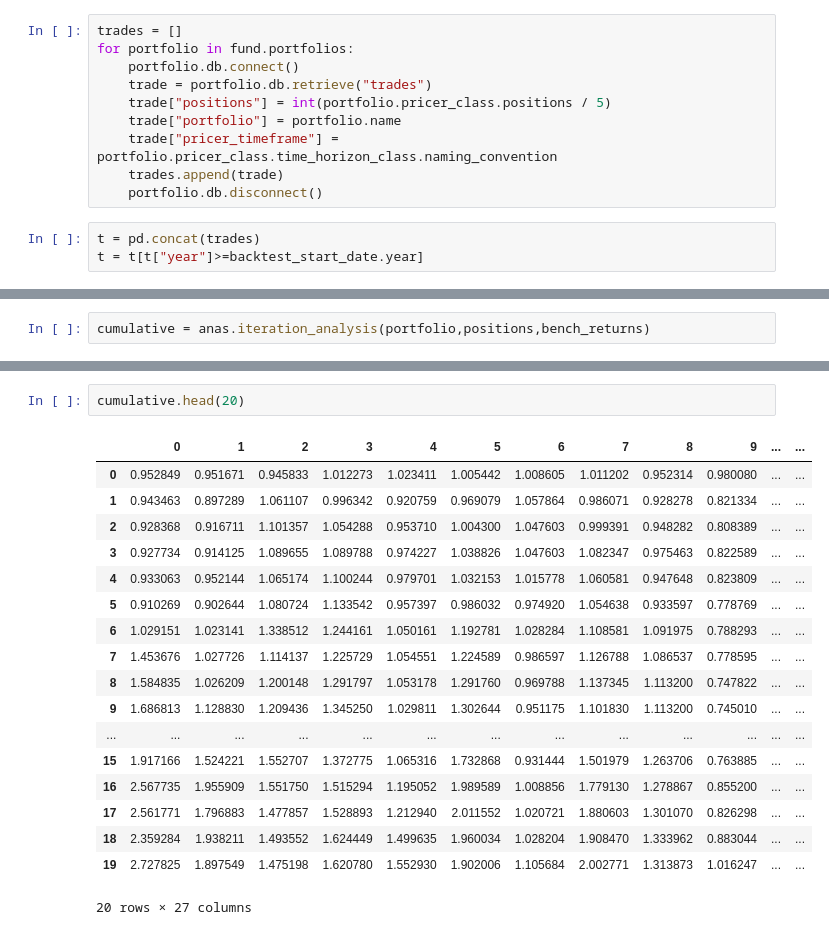
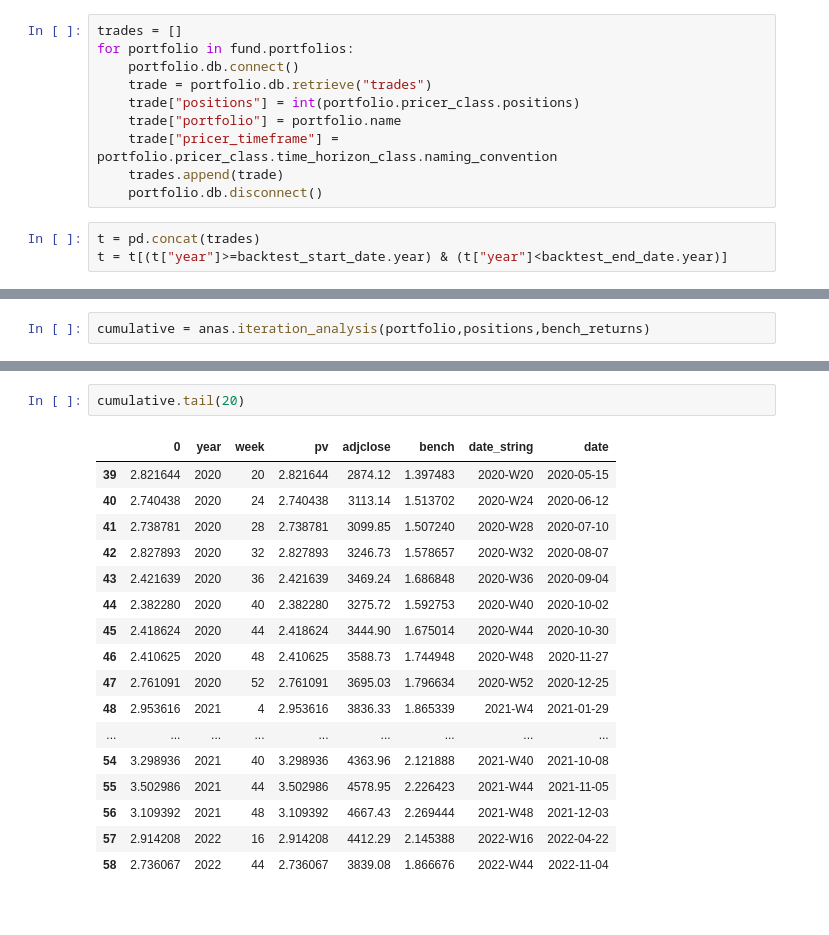
Before and after one commit to webclinic017/longshot-, a Jupyter notebook: analysis.ipynb, the cells around one changed output, grey strips where cells are left out. Cells and saved outputs as stored; diff of their text form.

```diff
--- a/analysis.ipynb
+++ b/analysis.ipynb
@@ -79,14 +80,14 @@ trades = []
 for portfolio in fund.portfolios:
     portfolio.db.connect()
     trade = portfolio.db.retrieve("trades")
-    trade["positions"] = int(portfolio.pricer_class.positions / 5)
+    trade["positions"] = int(portfolio.pricer_class.positions)
     trade["portfolio"] = portfolio.name
     trade["pricer_timeframe"] = portfolio.pricer_class.time_horizon_class.naming_convention
     trades.append(trade)
     portfolio.db.disconnect()
 # %%
 t = pd.concat(trades)
-t = t[t["year"]>=backtest_start_date.year]
+t = t[(t["year"]>=backtest_start_date.year) & (t["year"]<backtest_end_date.year)]
 # %%
 nonindex_columns = [
 "year"
@@ -256,24 +271,23 @@ plt.legend(["pv","bench"])
 # %%
-cumulative.head(20)
+cumulative.tail(20)
 # %% [output]
-|  | 0 | 1 | 2 | 3 | 4 | 5 | 6 | 7 | 8 | 9 | ... | ... |
-| 0 | 0.952849 | 0.951671 | 0.945833 | 1.012273 | 1.023411 | 1.005442 | 1.008605 | 1.011202 | 0.952314 | 0.980080 | ... | ... |
-| 1 | 0.943463 | 0.897289 | 1.061107 | 0.996342 | 0.920759 | 0.969079 | 1.057864 | 0.986071 | 0.928278 | 0.821334 | ... | ... |
-| 2 | 0.928368 | 0.916711 | 1.101357 | 1.054288 | 0.953710 | 1.004300 | 1.047603 | 0.999391 | 0.948282 | 0.808389 | ... | ... |
-| 3 | 0.927734 | 0.914125 | 1.089655 | 1.089788 | 0.974227 | 1.038826 | 1.047603 | 1.082347 | 0.975463 | 0.822589 | ... | ... |
-| 4 | 0.933063 | 0.952144 | 1.065174 | 1.100244 | 0.979701 | 1.032153 | 1.015778 | 1.060581 | 0.947648 | 0.823809 | ... | ... |
-| 5 | 0.910269 | 0.902644 | 1.080724 | 1.133542 | 0.957397 | 0.986032 | 0.974920 | 1.054638 | 0.933597 | 0.778769 | ... | ... |
-| 6 | 1.029151 | 1.023141 | 1.338512 | 1.244161 | 1.050161 | 1.192781 | 1.028284 | 1.108581 | 1.091975 | 0.788293 | ... | ... |
-| 7 | 1.453676 | 1.027726 | 1.114137 | 1.225729 | 1.054551 | 1.224589 | 0.986597 | 1.126788 | 1.086537 | 0.778595 | ... | ... |
-| 8 | 1.584835 | 1.026209 | 1.200148 | 1.291797 | 1.053178 | 1.291760 | 0.969788 | 1.137345 | 1.113200 | 0.747822 | ... | ... |
-| 9 | 1.686813 | 1.128830 | 1.209436 | 1.345250 | 1.029811 | 1.302644 | 0.951175 | 1.101830 | 1.113200 | 0.745010 | ... | ... |
-| ... | ... | ... | ... | ... | ... | ... | ... | ... | ... | ... | ... | ... |
-| 15 | 1.917166 | 1.524221 | 1.552707 | 1.372775 | 1.065316 | 1.732868 | 0.931444 | 1.501979 | 1.263706 | 0.763885 | ... | ... |
-| 16 | 2.567735 | 1.955909 | 1.551750 | 1.515294 | 1.195052 | 1.989589 | 1.008856 | 1.779130 | 1.278867 | 0.855200 | ... | ... |
-| 17 | 2.561771 | 1.796883 | 1.477857 | 1.528893 | 1.212940 | 2.011552 | 1.020721 | 1.880603 | 1.301070 | 0.826298 | ... | ... |
-| 18 | 2.359284 | 1.938211 | 1.493552 | 1.624449 | 1.499635 | 1.960034 | 1.028204 | 1.908470 | 1.333962 | 0.883044 | ... | ... |
-| 19 | 2.727825 | 1.897549 | 1.475198 | 1.620780 | 1.552930 | 1.902006 | 1.105684 | 2.002771 | 1.313873 | 1.016247 | ... | ... |
+|  | 0 | year | week | pv | adjclose | bench | date_string | date |
+| 39 | 2.821644 | 2020 | 20 | 2.821644 | 2874.12 | 1.397483 | 2020-W20 | 2020-05-15 |
+| 40 | 2.740438 | 2020 | 24 | 2.740438 | 3113.14 | 1.513702 | 2020-W24 | 2020-06-12 |
+| 41 | 2.738781 | 2020 | 28 | 2.738781 | 3099.85 | 1.507240 | 2020-W28 | 2020-07-10 |
+| 42 | 2.827893 | 2020 | 32 | 2.827893 | 3246.73 | 1.578657 | 2020-W32 | 2020-08-07 |
+| 43 | 2.421639 | 2020 | 36 | 2.421639 | 3469.24 | 1.686848 | 2020-W36 | 2020-09-04 |
+| 44 | 2.382280 | 2020 | 40 | 2.382280 | 3275.72 | 1.592753 | 2020-W40 | 2020-10-02 |
+| 45 | 2.418624 | 2020 | 44 | 2.418624 | 3444.90 | 1.675014 | 2020-W44 | 2020-10-30 |
+| 46 | 2.410625 | 2020 | 48 | 2.410625 | 3588.73 | 1.744948 | 2020-W48 | 2020-11-27 |
+| 47 | 2.761091 | 2020 | 52 | 2.761091 | 3695.03 | 1.796634 | 2020-W52 | 2020-12-25 |
+| 48 | 2.953616 | 2021 | 4 | 2.953616 | 3836.33 | 1.865339 | 2021-W4 | 2021-01-29 |
+| ... | ... | ... | ... | ... | ... | ... | ... | ... |
+| 54 | 3.298936 | 2021 | 40 | 3.298936 | 4363.96 | 2.121888 | 2021-W40 | 2021-10-08 |
+| 55 | 3.502986 | 2021 | 44 | 3.502986 | 4578.95 | 2.226423 | 2021-W44 | 2021-11-05 |
+| 56 | 3.109392 | 2021 | 48 | 3.109392 | 4667.43 | 2.269444 | 2021-W48 | 2021-12-03 |
+| 57 | 2.914208 | 2022 | 16 | 2.914208 | 4412.29 | 2.145388 | 2022-W16 | 2022-04-22 |
+| 58 | 2.736067 | 2022 | 44 | 2.736067 | 3839.08 | 1.866676 | 2022-W44 | 2022-11-04 |
-20 rows × 27 columns
 # %%
 plt.figure(figsize=(12, 7), dpi=80)
 position_columns = [x for x in cumulative.columns if x not in ["year","week","quarter","date_string","date","pv","adjclose","bench"]]
```
Also changed, not shown: parts of 16 cells of this notebook, 10 other files.
